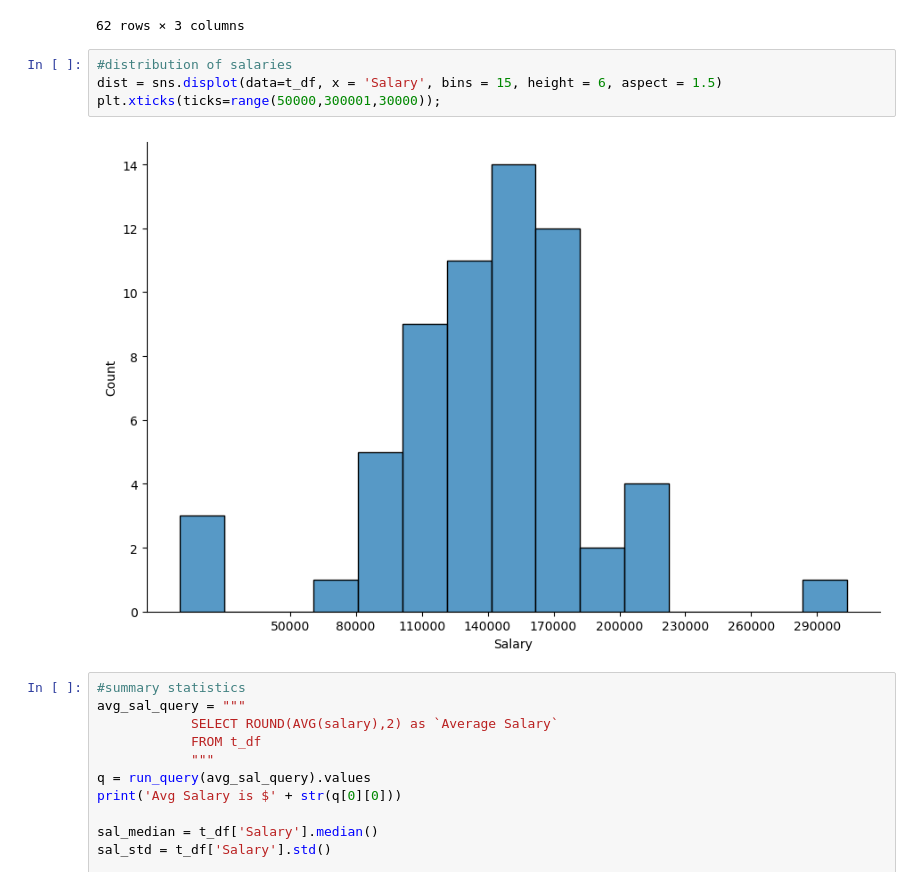
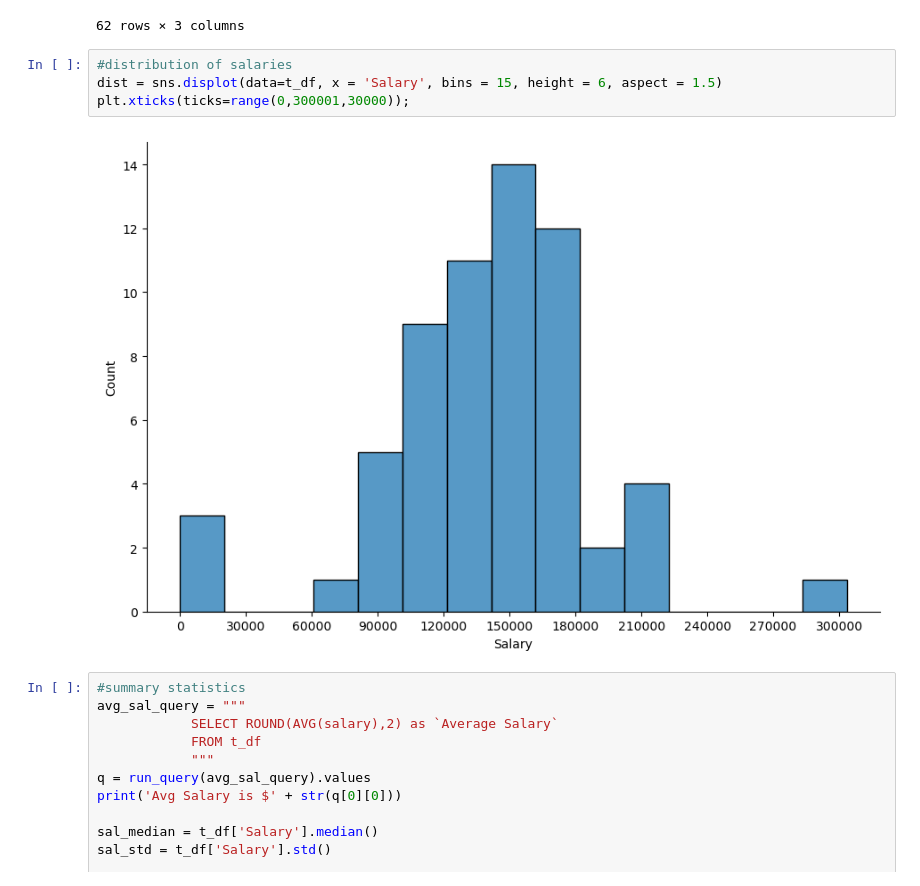
Before and after one commit to AustinFlippo/DS-Jobs-EDA, a Jupyter notebook: ds_jobs_eda.ipynb, the cells around one changed output. Saved outputs shown, nothing was run; the diff lists cells and outputs as text.

```diff
--- a/ds_jobs_eda.ipynb
+++ b/ds_jobs_eda.ipynb
@@ -80,9 +98,9 @@ t_df
 # %%
 #distribution of salaries
 dist = sns.displot(data=t_df, x = 'Salary', bins = 15, height = 6, aspect = 1.5)
-plt.xticks(ticks=range(50000,300001,30000));
+plt.xticks(ticks=range(0,300001,30000));
 # %% [output]
-[figure, old version]
+[figure, new version]
 # %%
 #summary statistics
 avg_sal_query = """
```
Also changed, not shown: parts of 4 cells of this notebook.
